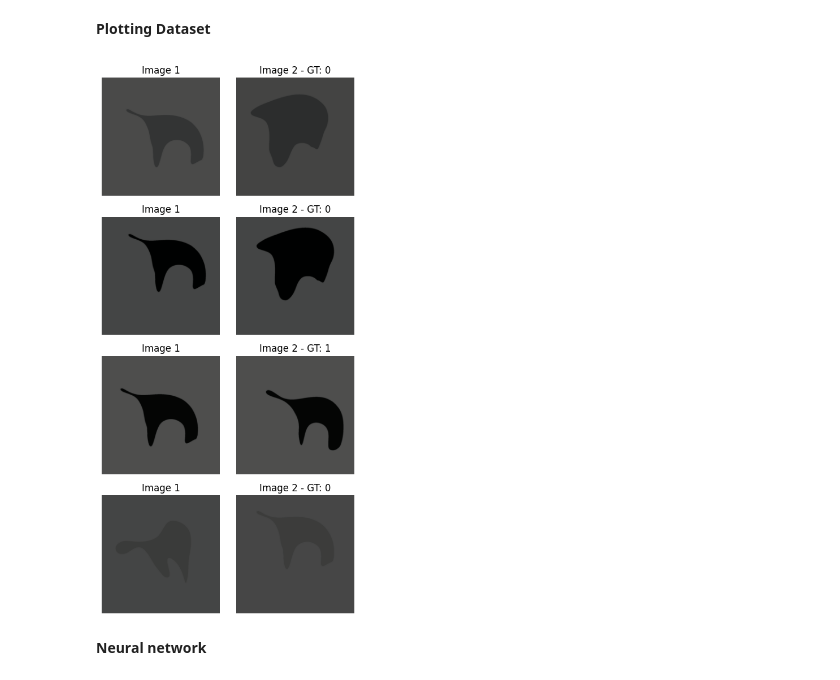
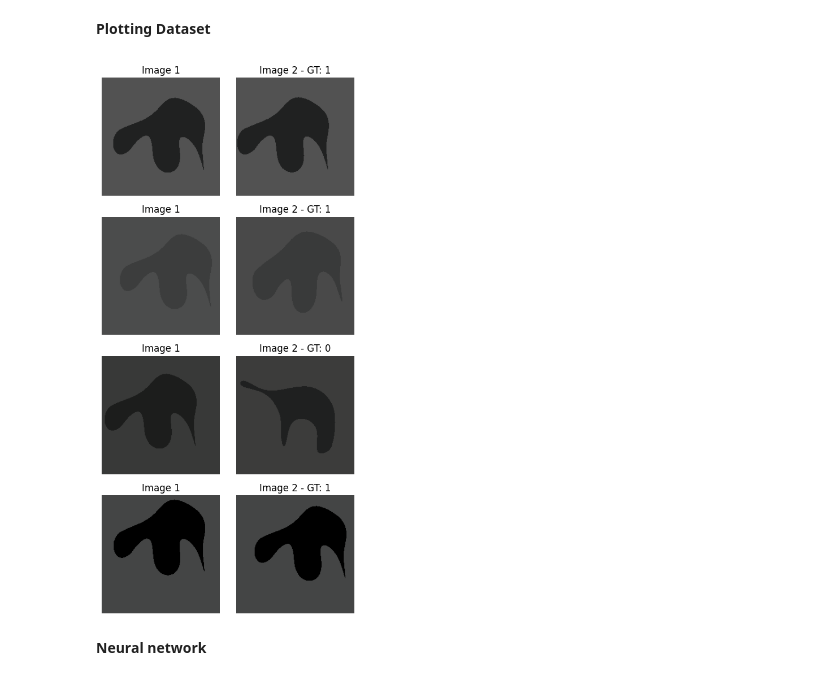
Before and after one commit to AnaBelenCarbajal/Thesis, a Jupyter notebook: Training_catLearningTask.ipynb, the cells around one changed output. Drawn from its saved outputs; the diff is of its cells as text; code cells hidden in the pictures.

```diff
--- a/Training_catLearningTask.ipynb
+++ b/Training_catLearningTask.ipynb
@@ -108,13 +108,6 @@ reference_shapeD = 210
 # get angles
 angles = []
 for image in image_ID:
-  get_angle = image.replace('.jpg', '')
+  get_angle = image.replace('.png', '')
   transform_to_int = int(get_angle)
   angles.append(transform_to_int)
-# %%
-to_float = []
-for i in angles:
-  float_angle = float(i)
-  to_float.append(float_angle)
-angles = to_float
-angles[:5]
@@ -342,10 +299,19 @@ class ShapeImageDataset (Dataset):
     self.transform = transform
     self.positions = positions
     self.left_right = [0,1]
+    self.same_category = [1, 0]
 
   # __len__
   def __len__(self):
     return self.length
+
+  # function to pick image from 'diffCat'
+  def select_Cat_image(self, label, category):
+    result = []
+    for item in self.data:
+      if item[label] == category:
+        result.append(item)
+    return choice(result)
 
   # function to read images
   def read_image_from_directory(self, img_dir):
@@ -388,7 +354,23 @@ class ShapeImageDataset (Dataset):
     else:
       print("Please give a multiple of 360 as dataset length")
 
-    test_shape_image = self.data[round(test_shape_angle_360)]
+    # get test shape
+    test_shape_image = self.data[test_shape_angle_360]
+
+    # 50-50 choose image 2 from same category
+    same = choice(self.same_category)
+    if same == 1:
+      if test_shape_image[label] == ref_shape_label:
+        pass
+      else:
+        test_shape_image = self.select_Cat_image(label, 'sameCat')
+    else:
+      if test_shape_image[label] != ref_shape_label:
+        pass
+      else:
+        test_shape_image = self.select_Cat_image(label, 'diffCat')
+
+    # get test shape label and directory
     test_shape_label = test_shape_image[label]
     test_shape_dir = test_shape_image['img_dir']
 
@@ -450,5 +432,5 @@ preprocess = v2.Compose(
 #create dataset for RSA
 #parameters: length, reference_shape, test_shape, data_dict, positions, transform=None)
 len_dataset = 360*3 # multiple of 360 up until (360*3)
-dataset_RSD = ShapeImageDataset(len_dataset, reference_shapeD, data_Cond1, positions, preprocess)
+dataset_RSA = ShapeImageDataset(len_dataset, reference_shapeA, data_Cond1, positions, preprocess)
 # %%
@@ -487,28 +469,28 @@ def tensor_to_pil(image_tensor):
 # %%
 # Example usage to display 5 pairs of images
 fig, axs = plt.subplots(4, 2, figsize=(5, 10))
 
 for i in range(4):
-    idx = np.random.randint(0, len(dataset_RSD) - 1)
-    img1, img2, gt = dataset_RSD[idx]  # Get image pair and ground truth
+    idx = np.random.randint(0, len(dataset_RSA) - 1)
+    img1, img2, gt = dataset_RSA[idx]  # Get image pair and ground truth
     img1 = denormalize(img1)
     img2 = denormalize(img2)
     img1_pil = tensor_to_pil(img1)
     img2_pil = tensor_to_pil(img2)
 
     axs[i, 0].imshow(img1_pil)
     axs[i, 0].set_title('Image 1')
     axs[i, 0].axis('off')
 
     axs[i, 1].imshow(img2_pil)
     axs[i, 1].set_title(f'Image 2 - GT: {gt}')
     axs[i, 1].axis('off')
 
 plt.tight_layout()
 #plt.savefig(dic_training + 'image_pairs_training_RSD.pdf')
 plt.show()
 # %% [output]
-[figure, old version]
+[figure, new version]
 # %% [markdown]
 **Neural network**
 # %% [markdown]
```
Also changed, not shown: parts of 19 cells of this notebook.
